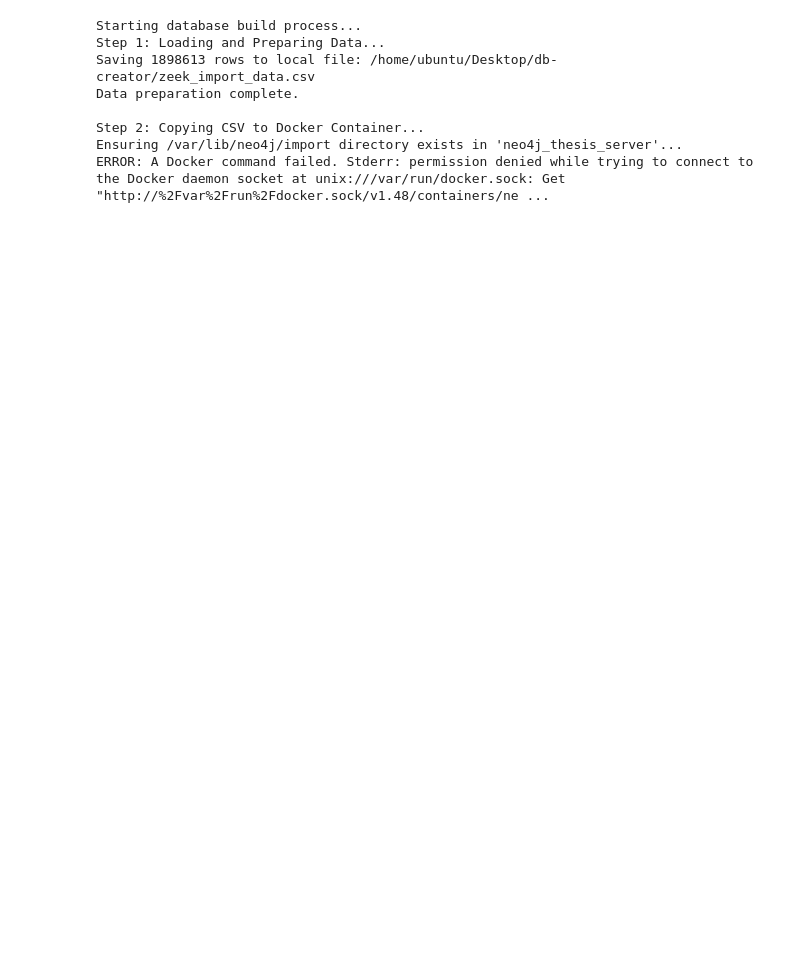
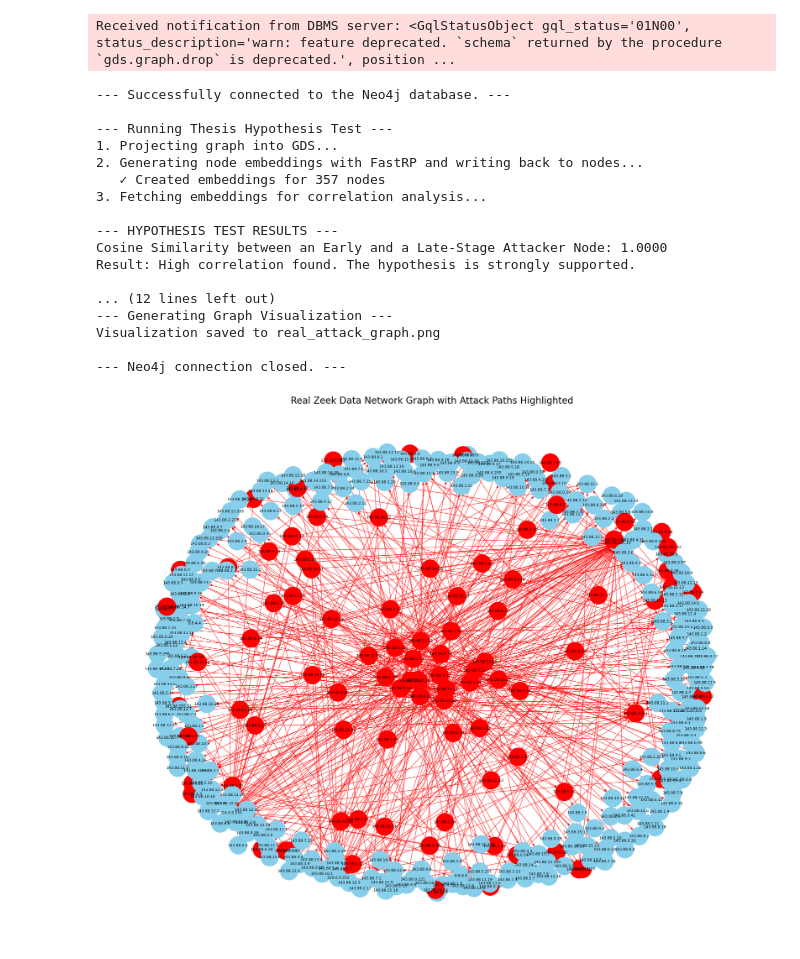
Before and after one commit to 2022-uwf-nsa-grad-project/db-creator, a Jupyter notebook: workbench.ipynb, the cells around one changed output. Drawn from its saved outputs; the diff is of its cells as text; code cells hidden in the pictures; blank space fills up the shorter version.

```diff
--- a/workbench.ipynb
+++ b/workbench.ipynb
@@ -1,22 +1,35 @@
 # %%
 from thesis_analyzer import ThesisAnalyzer
 
-# --- Configuration ---
-NEO4J_URI = "bolt://localhost:7687"
-NEO4J_USER = "neo4j"
-NEO4J_PASSWORD = "ubuntuubuntu" # <-- Set your password here
-CONTAINER_NAME = "neo4j_thesis_server"
+analyzer = ThesisAnalyzer(
+    uri="bolt://localhost:7687",
+    user="neo4j",
+    password="ubuntuubuntu",
+    database="neo4j"  # Community Edition uses default database
+)
 
-# --- Create an instance of the analyzer ---
-analyzer = ThesisAnalyzer(NEO4J_URI, NEO4J_USER, NEO4J_PASSWORD, CONTAINER_NAME)
+# Build the database (downloads data and writes to Neo4j)
+#analyzer.build_database(rebuild=True)
+
+# Run analysis
+analyzer.run_analysis()
+# %% [output]
+Received notification from DBMS server: <GqlStatusObject gql_status='01N00', status_description='warn: feature deprecated. `schema` returned by the procedure `gds.graph.drop` is deprecated.', position ...
+--- Successfully connected to the Neo4j database. ---
+
+--- Running Thesis Hypothesis Test ---
+1. Projecting graph into GDS...
+2. Generating node embeddings with FastRP and writing back to nodes...
+   ✓ Created embeddings for 357 nodes
+3. Fetching embeddings for correlation analysis...
+
+--- HYPOTHESIS TEST RESULTS ---
+Cosine Similarity between an Early and a Late-Stage Attacker Node: 1.0000
+Result: High correlation found. The hypothesis is strongly supported.
+
+... (12 lines left out)
+--- Generating Graph Visualization ---
+Visualization saved to real_attack_graph.png
+
+--- Neo4j connection closed. ---
+[figure, added]
-# %%
-analyzer.build_database()
-# %% [output]
-Starting database build process...
-Step 1: Loading and Preparing Data...
-Saving 1898613 rows to local file: /home/ubuntu/Desktop/db-creator/zeek_import_data.csv
-Data preparation complete.
-
-Step 2: Copying CSV to Docker Container...
-Ensuring /var/lib/neo4j/import directory exists in 'neo4j_thesis_server'...
-ERROR: A Docker command failed. Stderr: permission denied while trying to connect to the Docker daemon socket at unix:///var/run/docker.sock: Get "http://%2Fvar%2Frun%2Fdocker.sock/v1.48/containers/ne ...
```
Also changed, not shown: parts of 1 cell of this notebook, 2 other files.
